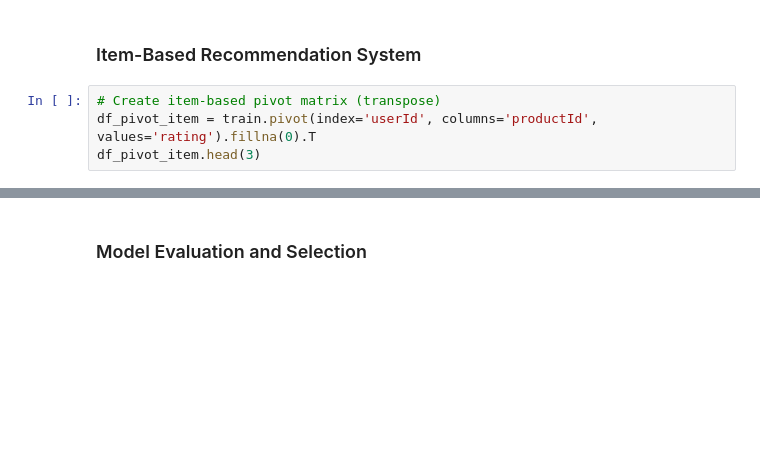
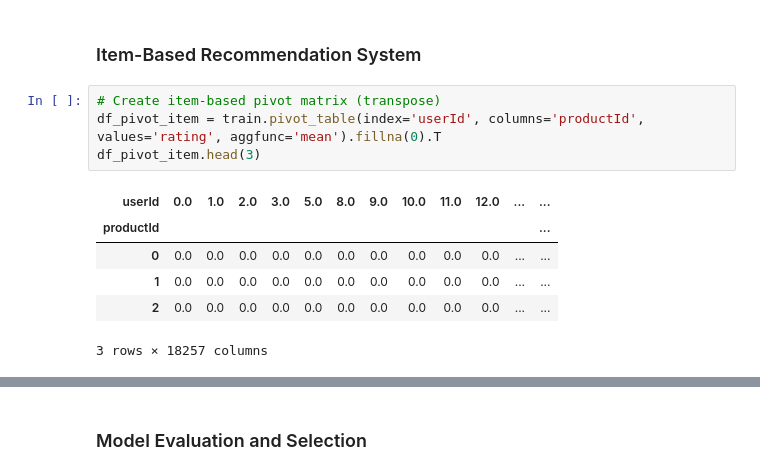
Before and after one commit to razranjan/Recommendation_System, a Jupyter notebook: Ebuss_Recommendation_System.ipynb, the cells around one changed output, grey strips where cells are left out. Cells and saved outputs as stored; diff of their text form; blank space fills up the shorter version.

```diff
--- a/Ebuss_Recommendation_System.ipynb
+++ b/Ebuss_Recommendation_System.ipynb
@@ -284,8 +490,15 @@ print(f"User predicted ratings shape: {user_final_rating.shape}")
 ### Item-Based Recommendation System
 # %%
 # Create item-based pivot matrix (transpose)
-df_pivot_item = train.pivot(index='userId', columns='productId', values='rating').fillna(0).T
+df_pivot_item = train.pivot_table(index='userId', columns='productId', values='rating', aggfunc='mean').fillna(0).T
 df_pivot_item.head(3)
+# %% [output]
+| userId | 0.0 | 1.0 | 2.0 | 3.0 | 5.0 | 8.0 | 9.0 | 10.0 | 11.0 | 12.0 | ... | ... |
+| productId |  |  |  |  |  |  |  |  |  |  |  | ... |
+| 0 | 0.0 | 0.0 | 0.0 | 0.0 | 0.0 | 0.0 | 0.0 | 0.0 | 0.0 | 0.0 | ... | ... |
+| 1 | 0.0 | 0.0 | 0.0 | 0.0 | 0.0 | 0.0 | 0.0 | 0.0 | 0.0 | 0.0 | ... | ... |
+| 2 | 0.0 | 0.0 | 0.0 | 0.0 | 0.0 | 0.0 | 0.0 | 0.0 | 0.0 | 0.0 | ... | ... |
+3 rows × 18257 columns
 # %%
 # Normalize item ratings
 mean_item = np.nanmean(df_pivot_item, axis=1)
```
Also changed, not shown: parts of 37 cells of this notebook, 14 other files.
